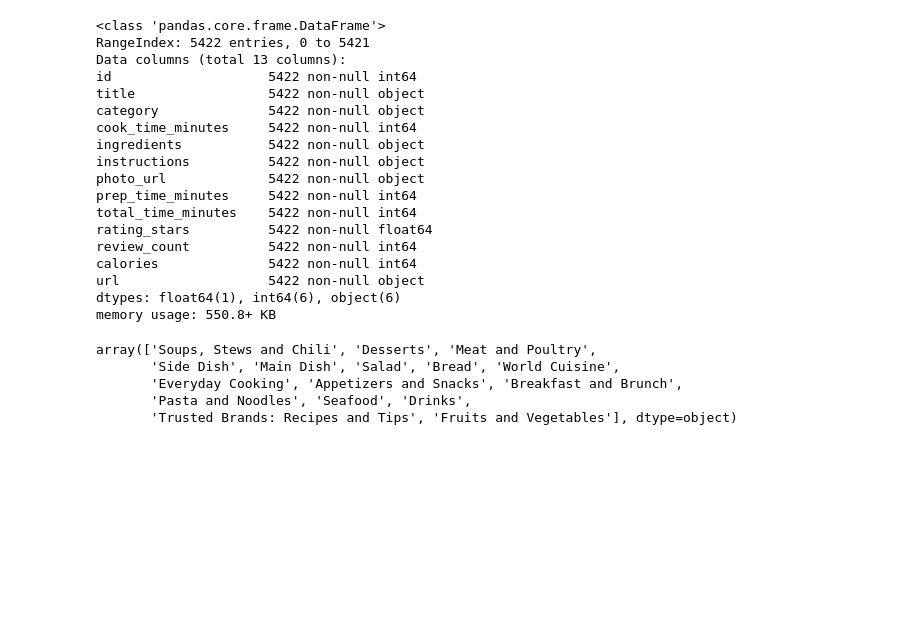
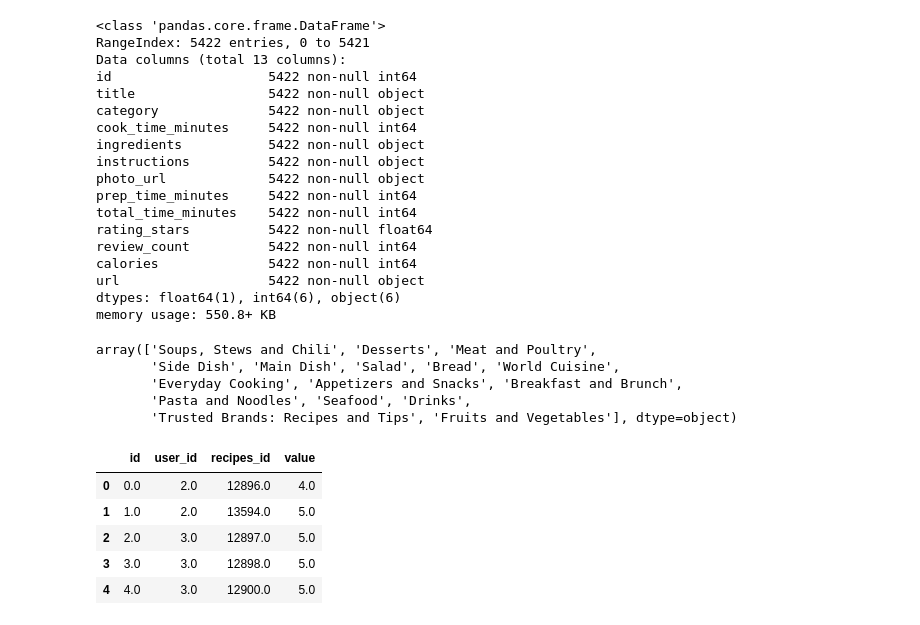
Before and after one commit to scalka/GraduationProject, a Jupyter notebook: myRec/app/recommender_comp/Data Exploration Jupyter Notebook.ipynb, the cells around one changed output. Saved outputs shown, nothing was run; the diff lists cells and outputs as text; code cells hidden in the pictures; blank space fills up the shorter version.

```diff
--- a/myRec/app/recommender_comp/Data Exploration Jupyter Notebook.ipynb
+++ b/myRec/app/recommender_comp/Data Exploration Jupyter Notebook.ipynb
@@ -68,0 +70,9 @@ array(['Soups, Stews and Chili', 'Desserts', 'Meat and Poultry',
+# %%
+ratings_df.head()
+# %% [output]
+|  | id | user_id | recipes_id | value |
+| 0 | 0.0 | 2.0 | 12896.0 | 4.0 |
+| 1 | 1.0 | 2.0 | 13594.0 | 5.0 |
+| 2 | 2.0 | 3.0 | 12897.0 | 5.0 |
+| 3 | 3.0 | 3.0 | 12898.0 | 5.0 |
+| 4 | 4.0 | 3.0 | 12900.0 | 5.0 |
```
Also changed, not shown: parts of 13 cells of this notebook, 19 other files.
